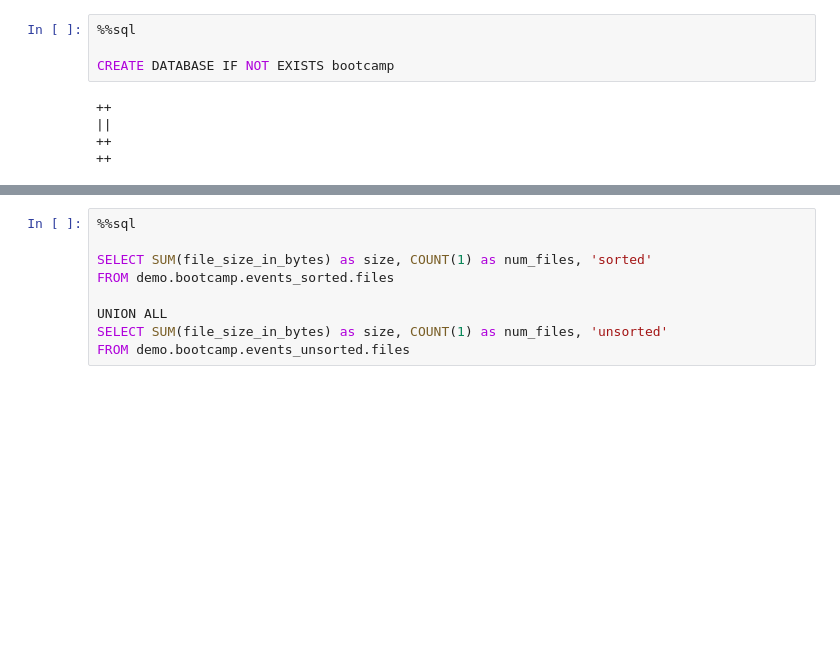
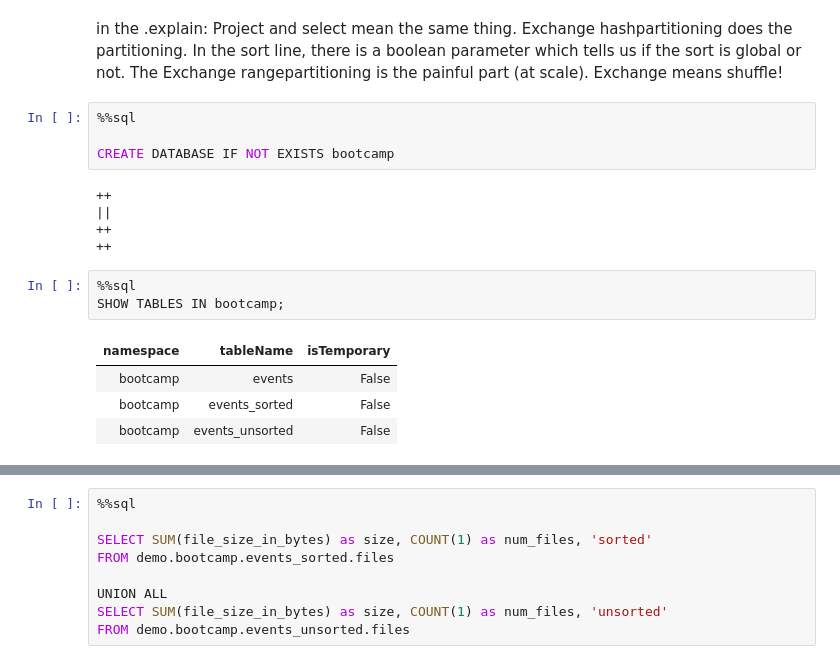
Before and after one commit to DataExpert-io/data-engineer-handbook, a Jupyter notebook: bootcamp/materials/3-spark-fundamentals/notebooks/event_data_pyspark.ipynb, the cells around one changed output, grey strips where cells are left out. Saved outputs shown, nothing was run; the diff lists cells and outputs as text; blank space fills up the shorter version.

```diff
--- a/bootcamp/materials/3-spark-fundamentals/notebooks/event_data_pyspark.ipynb
+++ b/bootcamp/materials/3-spark-fundamentals/notebooks/event_data_pyspark.ipynb
@@ -53,3 +102,10 @@ only showing top 20 rows
+# %% [markdown]
+in the .explain:
+Project and select mean the same thing. </br>
+Exchange hashpartitioning does the partitioning. </br>
+In the sort line, there is a boolean parameter which tells us if the sort is global or not. </br>
+The Exchange rangepartitioning is the painful part (at scale). </br>
+Exchange means shuffle!
 # %%
 %%sql
 
@@ -59,6 +115,14 @@ CREATE DATABASE IF NOT EXISTS bootcamp
 ||
 ++
 ++
+# %%
+%%sql
+SHOW TABLES IN bootcamp;
+# %% [output]
+| namespace | tableName | isTemporary |
+| bootcamp | events | False |
+| bootcamp | events_sorted | False |
+| bootcamp | events_unsorted | False |
 # %%
 %%sql
 
```
Also changed, not shown: parts of 14 cells of this notebook.
